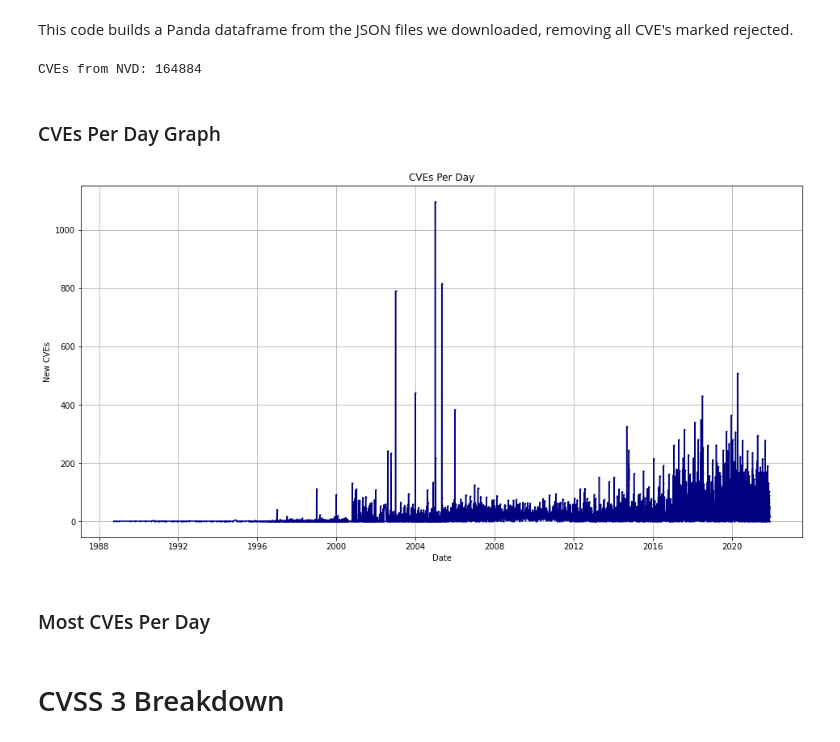
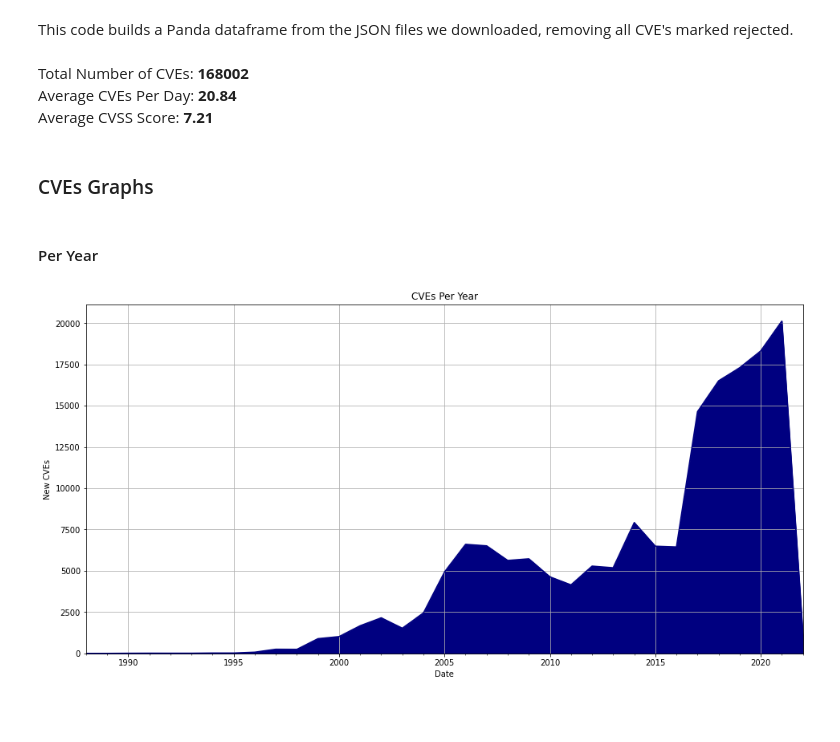
Before and after one commit to jgamblin/monthlyCVEStats, a Jupyter notebook: AllData.ipynb, the cells around one changed output. Saved outputs shown, nothing was run; the diff lists cells and outputs as text; code cells hidden in the pictures; blank space fills up the shorter version.

```diff
--- a/AllData.ipynb
+++ b/AllData.ipynb
@@ -50,41 +56,45 @@ for filename in glob.glob('nvdcve-1.1-*.json'):
         for entry in nvd_data['CVE_Items']:
             cve = entry['cve']['CVE_data_meta']['ID']
             try:
+                assigner = entry['cve']['CVE_data_meta']['ASSIGNER']
+            except KeyError:
+                published_date = 'Missing_Data'
+            try:
                 published_date = entry['publishedDate']
             except KeyError:
-                published_date = 'Missing_Data_JG'
+                published_date = 'Missing_Data'
             try:
                 attack_vector = entry['impact']['baseMetricV3']['cvssV3']['attackVector']
             except KeyError:
-                attack_vector = 'Missing_Data_JG'
+                attack_vector = 'Missing_Data'
             try:
                 attack_complexity = entry['impact']['baseMetricV3']['cvssV3']['attackComplexity']
             except KeyError:
-                attack_complexity = 'Missing_Data_JG'
+                attack_complexity = 'Missing_Data'
             try:
                 privileges_required = entry['impact']['baseMetricV3']['cvssV3']['privilegesRequired']
             except KeyError:
-                privileges_required = 'Missing_Data_JG'
+                privileges_required = 'Missing_Data'
             try:
                 user_interaction = entry['impact']['baseMetricV3']['cvssV3']['userInteraction']
             except KeyError:
-                user_interaction = 'Missing_Data_JG'
+                user_interaction = 'Missing_Data'
             try:
                 scope = entry['impact']['baseMetricV3']['cvssV3']['scope']
             except KeyError:
-                scope = 'Missing_Data_JG'
+                scope = 'Missing_Data'
             try:
                 confidentiality_impact = entry['impact']['baseMetricV3']['cvssV3']['confidentialityImpact']
             except KeyError:
-                confidentiality_impact = 'Missing_Data_JG'
+                confidentiality_impact = 'Missing_Data'
             try:
                 integrity_impact = entry['impact']['baseMetricV3']['cvssV3']['integrityImpact']
             except KeyError:
-                integrity_impact = 'Missing_Data_JG'
+                integrity_impact = 'Missing_Data'
             try:
                 availability_impact = entry['impact']['baseMetricV3']['cvssV3']['availabilityImpact']
             except KeyError:
-                availability_impact = 'Missing_Data_JG'
+                availability_impact = 'Missing_Data'
             try:
                 base_score = entry['impact']['baseMetricV3']['cvssV3']['baseScore']
             except KeyError:
@@ -92,19 +102,19 @@ for filename in glob.glob('nvdcve-1.1-*.json'):
             try:
                 base_severity = entry['impact']['baseMetricV3']['cvssV3']['baseSeverity']
             except KeyError:
-                base_severity = 'Missing_Data_JG'
+                base_severity = 'Missing_Data'
             try:
                 exploitability_score = entry['impact']['baseMetricV3']['exploitabilityScore']
             except KeyError:
-                exploitability_score = 'Missing_Data_JG'
+                exploitability_score = 'Missing_Data'
             try:
                 impact_score = entry['impact']['baseMetricV3']['impactScore']
             except KeyError:
-                impact_score = 'Missing_Data_JG'
+                impact_score = 'Missing_Data'
             try:
                 cwe = entry['cve']['problemtype']['problemtype_data'][0]['description'][0]['value']
             except IndexError:
-                cwe = 'Missing_Data_JG'
+                cwe = 'Missing_Data'
             try:
                 description = entry['cve']['description']['description_data'][0]['value']
             except IndexError:
@@ -125,29 +135,46 @@ for filename in glob.glob('nvdcve-1.1-*.json'):
                 'ExploitabilityScore': exploitability_score,
                 'ImpactScore': impact_score,
                 'CWE': cwe,
-                'Description': description
+                'Description': description,
+                'Assigner' : assigner
             }
             if not description.startswith('** REJECT **'): # disputed, rejected and other non issues start with '**'
                 row_accumulator.append(new_row)
-    nvd = pd.DataFrame(row_accumulator)
+        nvd = pd.DataFrame(row_accumulator)
 
 
 
+nvd['Published'] = pd.to_datetime(nvd['Published'])
+nvd = nvd.sort_values(by=['Published'])
+nvd = nvd.reset_index(drop=True)
+nvd['BaseScore'] = pd.to_numeric(nvd['BaseScore']);
+nvd['BaseScore'] = nvd['BaseScore'].replace(0, np.NaN);
+nvdcount = nvd['Published'].count()
 nvd['Published'] = pd.to_datetime(nvd['Published']).apply(lambda x: x.date())
-print ('CVEs from NVD:', nvd['CVE'].count())
 nvdcount = nvd['Published'].count()
+startdate = date(2000, 1, 1)
+enddate  = date.today()
+numberofdays = enddate - startdate
+per_day = nvdcount/numberofdays.days
-# %% [output]
-CVEs from NVD: 164884
+# %%
+
+Markdown(f"Total Number of CVEs: **{nvd['CVE'].count()}**<br />Average CVEs Per Day: **{per_day.round(2)}**<br />Average CVSS Score: **{nvd['BaseScore'].mean().round(2)}**")
+# %% [output]
+Total Number of CVEs: **168002**<br />Average CVEs Per Day: **20.84**<br />Average CVSS Score: **7.21**
 # %% [markdown]
-### CVEs Per Day Graph
+### CVEs Graphs
+# %%
+nvd['Published'] = pd.to_datetime(nvd['Published'])
+Month_Graph = nvd['Published'].groupby(nvd.Published.dt.to_period("M")).agg('count')
+Year_Graph = nvd['Published'].groupby(nvd.Published.dt.to_period("Y")).agg('count')
+Week_Graph = nvd['Published'].groupby(nvd.Published.dt.to_period("W")).agg('count')
+Day_Graph = nvd['Published'].groupby(nvd.Published.dt.to_period("D")).agg('count')
+# %% [markdown]
+#### Per Year
 # %%
-nvd_data = nvd['Published'].value_counts()
-cg = nvd_data.plot(colormap='jet', marker='.', figsize=(16, 8), markersize=2, title='CVEs Per Day')
+cg = Year_Graph.plot.area(colormap='jet', figsize=(16, 8), title='CVEs Per Year')
 plt.grid()
-cg.set_ylabel("New CVEs")
-cg.set_xlabel("Date")
-plt.savefig('2021.jpg', dpi=300, bbox_inches='tight')
+cg.set_ylabel("New CVEs");
+cg.set_xlabel("Date");
 # %% [output]
-[figure, old version]
+[figure, new version]
-# %% [markdown]
-### Most CVEs Per Day
@@ -157,2 +180,0 @@ nvd['Published'].value_counts().head(20).to_csv("topdays.csv")
-# %% [markdown]
-# CVSS 3 Breakdown
```
Also changed, not shown: parts of 20 cells of this notebook, 9 other files.
